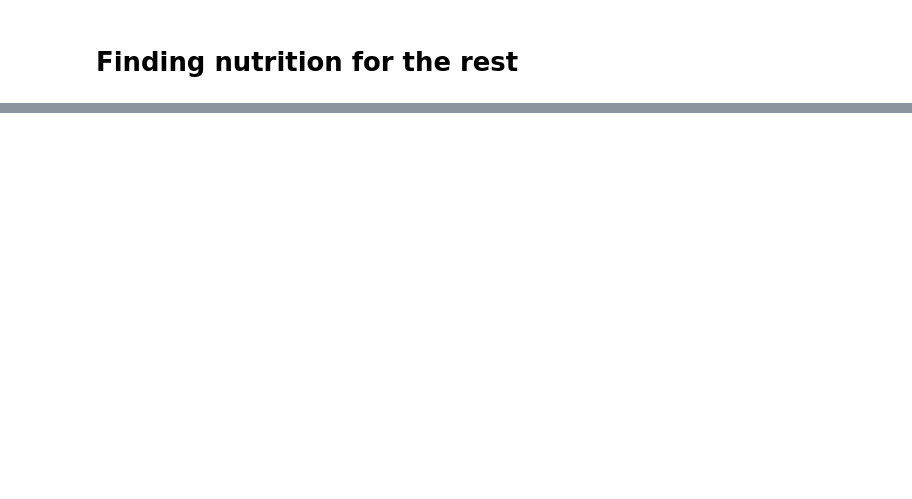
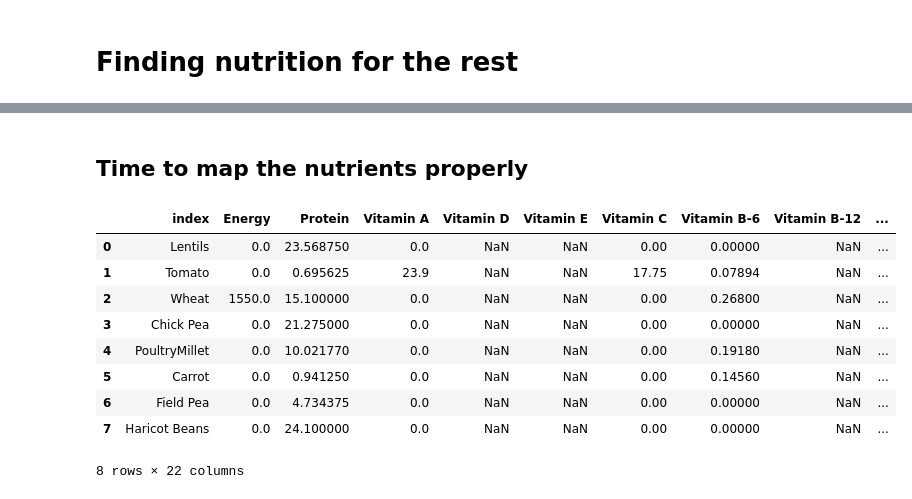
Before and after one commit to Guilherme4536/EEP153-P3, a Jupyter notebook: Establishing Nutrients.ipynb, the cells around one changed output, grey strips where cells are left out. Cells and saved outputs as stored; diff of their text form; code cells hidden in the pictures; blank space fills up the shorter version.

```diff
--- a/Establishing Nutrients.ipynb
+++ b/Establishing Nutrients.ipynb
@@ -122,0 +113,7 @@ loadmatched.loc[3, 'justification']
+# %%
+ranked_expenditures = food_expenditures.groupby('j')['Expenditure'].sum().sort_values(ascending = False)
+ranked_expendituresdf = pd.DataFrame(data = ranked_expenditures)
+#create cutoff
+ranked_expendituresdf['% Total Exp'] = (ranked_expendituresdf['Expenditure']/ ranked_expendituresdf['Expenditure'].sum()) * 100
+pd.set_option('display.max_rows', None)
+ranked_expendituresdf
@@ -162,0 +325,68 @@ Name: Quantity, Length: 97, dtype: float64
+# %% [markdown]
+## Time to map the nutrients properly
+# %%
+import numpy as np
+
+# Your selected items:
+selected_items = [
+    'Energy', 'Protein', 'Vitamin A', 'Vitamin D', 'Vitamin E', 'Vitamin C',
+    'Vitamin B-6', 'Vitamin B-12', 'Calcium', 'Magnesium', 'Iron', 'Zinc',
+    'Fiber', 'Folate', 'Carbohydrate', 'Niacin', 'Phosphorus', 'Potassium',
+    'Riboflavin', 'Thiamin', 'Vitamin K'
+]
+
+# A dictionary mapping your selected item -> the "best match" current column
+# (where a reasonable match exists in your current columns)
+best_match_map = {
+    'Energy': 'Energy',  # or "Energy (Atwater General Factors)" if you prefer
+    'Protein': 'Protein',
+    'Vitamin A': 'Vitamin A, RAE',
+    'Vitamin C': 'Vitamin C, total ascorbic acid',
+    'Vitamin B-6': 'Vitamin B-6',
+    'Calcium': 'Calcium, Ca',
+    'Magnesium': 'Magnesium, Mg',
+    'Iron': 'Iron, Fe',
+    'Zinc': 'Zinc, Zn',
+    'Fiber': 'Fiber, total dietary',  # or "Total dietary fiber (AOAC 2011.25)"
+    'Folate': 'Folate, total',
+    'Carbohydrate': 'Carbohydrates',  # or "Carbohydrate, by difference"
+    'Niacin': 'Niacin',
+    'Phosphorus': 'Phosphorus, P',
+    'Potassium': 'Potassium, K',
+    'Riboflavin': 'Riboflavin',
+    'Thiamin': 'Thiamin'
+    # Note: Vitamin D, Vitamin E, Vitamin B-12, Vitamin K have no direct match
+}
+
+# 1) Identify which of your selected items can be matched vs. not matched
+matched_items = [item for item in selected_items if item in best_match_map]
+unmatched_items = [item for item in selected_items if item not in best_match_map]
+
+# 2) From your dataframe, select the matched columns (if they exist in df)
+#    and rename them from current name -> selected item name.
+#    We'll assume your dataframe is named df.
+cols_to_select = [best_match_map[item] for item in matched_items]
+df_matched = updateddf[cols_to_select].rename(columns={best_match_map[item]: item for item in matched_items})
+
+# 3) For unmatched selected items, create empty columns (NaN) so that
+#    you still end up with all selected items in the final dataframe.
+for item in unmatched_items:
+    df_matched[item] = np.nan
+
+# 4) Reorder columns to match exactly your selected_items list
+df_final = df_matched[selected_items]
+
+# Now df_final contains only your selected nutrients in the correct order.
+resetedfinal = df_final.reset_index()
+resetedfinal
+# %% [output]
+|  | index | Energy | Protein | Vitamin A | Vitamin D | Vitamin E | Vitamin C | Vitamin B-6 | Vitamin B-12 | ... |
+| 0 | Lentils | 0.0 | 23.568750 | 0.0 | NaN | NaN | 0.00 | 0.00000 | NaN | ... |
+| 1 | Tomato | 0.0 | 0.695625 | 23.9 | NaN | NaN | 17.75 | 0.07894 | NaN | ... |
+| 2 | Wheat | 1550.0 | 15.100000 | 0.0 | NaN | NaN | 0.00 | 0.26800 | NaN | ... |
+| 3 | Chick Pea | 0.0 | 21.275000 | 0.0 | NaN | NaN | 0.00 | 0.00000 | NaN | ... |
+| 4 | PoultryMillet | 0.0 | 10.021770 | 0.0 | NaN | NaN | 0.00 | 0.19180 | NaN | ... |
+| 5 | Carrot | 0.0 | 0.941250 | 0.0 | NaN | NaN | 0.00 | 0.14560 | NaN | ... |
+| 6 | Field Pea | 0.0 | 4.734375 | 0.0 | NaN | NaN | 0.00 | 0.00000 | NaN | ... |
+| 7 | Haricot Beans | 0.0 | 24.100000 | 0.0 | NaN | NaN | 0.00 | 0.00000 | NaN | ... |
+8 rows × 22 columns
```
Also changed, not shown: parts of 39 cells of this notebook, 1 other file.
